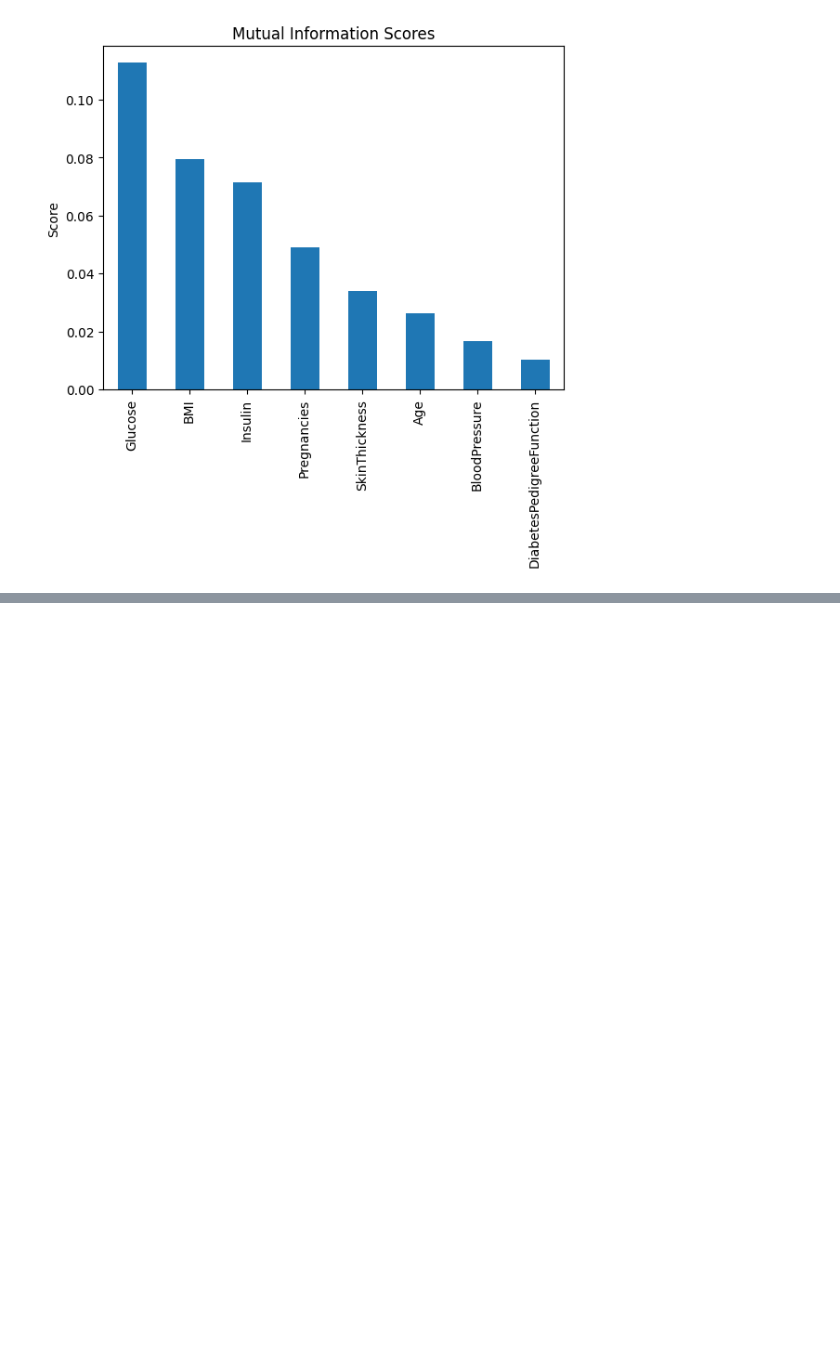
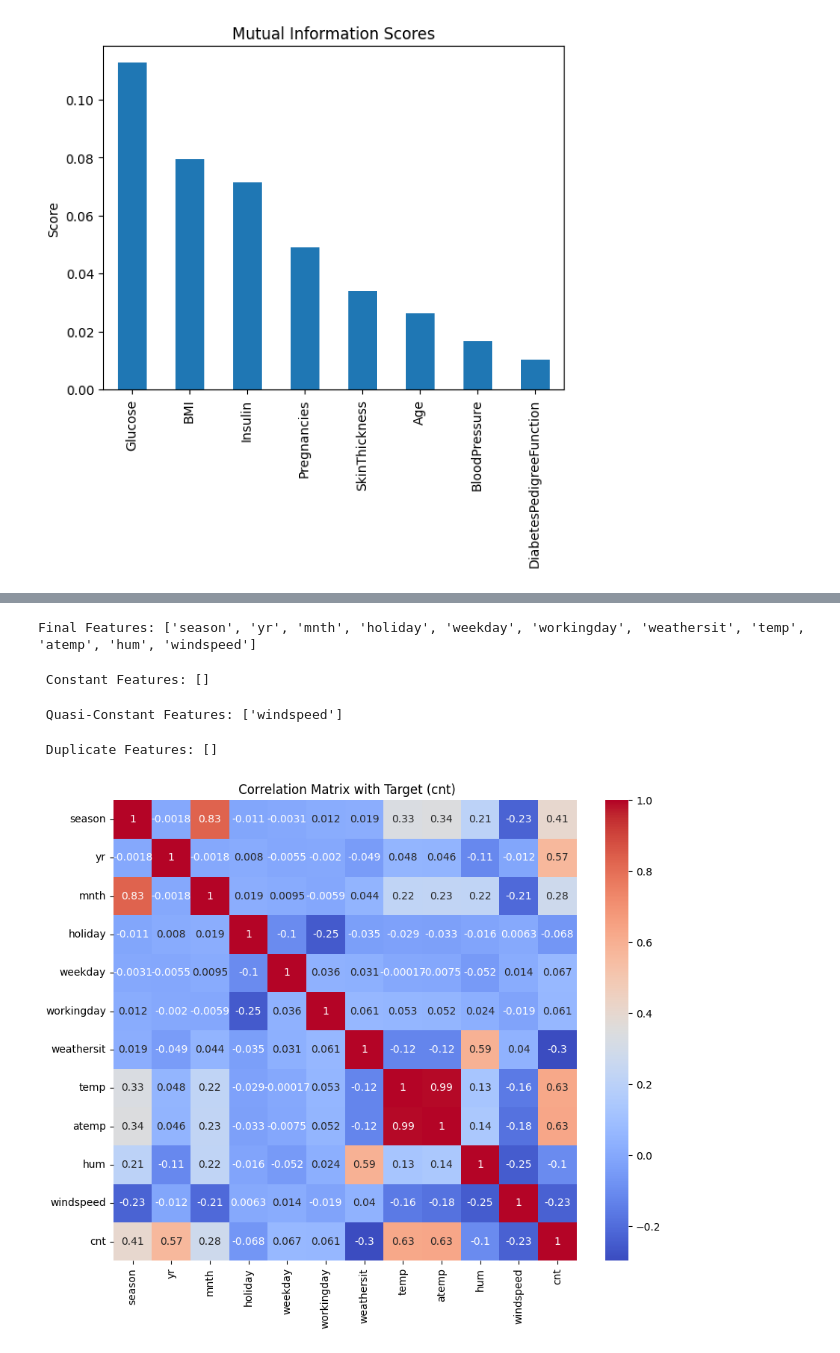
Before and after one commit to ThodupunooriSaiManish/Machine_Learning, a Jupyter notebook: Machine_Learning_Lab.ipynb, the cells around one changed output, grey strips where cells are left out. Cells and saved outputs as stored; diff of their text form; code cells hidden in the pictures; blank space fills up the shorter version.

```diff
--- a/Machine_Learning_Lab.ipynb
+++ b/Machine_Learning_Lab.ipynb
@@ -1550,0 +1558,8 @@ plt.show()
+# %%
+import pandas as pd
+
+# Load dataset
+df1 = pd.read_csv('day.csv')
+
+# Display first 5 rows
+print(df1.head())
@@ -1550,0 +1608,45 @@ plt.show()
+# %%
+df1 = df1.drop(columns=["instant", "dteday", "casual", "registered"])
+
+# Separate features and target
+X = df1.drop("cnt", axis=1)
+y = df1["cnt"]
+
+print("Final Features:", X.columns.tolist())
+# %% [output]
+Final Features: ['season', 'yr', 'mnth', 'holiday', 'weekday', 'workingday', 'weathersit', 'temp', 'atemp', 'hum', 'windspeed']
+# %%
+# 1 Constant Features
+constant_filter = VarianceThreshold(threshold=0)
+constant_filter.fit(X)
+constant_cols = [col for col in X.columns if col not in X.columns[constant_filter.get_support()]]
+print("\n Constant Features:", constant_cols)
+# %% [output]
+ Constant Features: []
+# %%
+# Quasi-Constant Features (less than 1% variance)
+quasi_filter = VarianceThreshold(threshold=0.01)
+quasi_filter.fit(X)
+quasi_cols = [col for col in X.columns if col not in X.columns[quasi_filter.get_support()]]
+print("\n Quasi-Constant Features:", quasi_cols)
+# %% [output]
+ Quasi-Constant Features: ['windspeed']
+# %%
+# Duplicate Features
+duplicate_cols = []
+for i in range(len(X.columns)):
+    for j in range(i + 1, len(X.columns)):
+        if X.iloc[:, i].equals(X.iloc[:, j]):
+            duplicate_cols.append(X.columns[j])
+print("\n Duplicate Features:", duplicate_cols)
+# %% [output]
+ Duplicate Features: []
+# %%
+# Correlation Matrix
+corr_matrix = pd.concat([X, y], axis=1).corr()
+plt.figure(figsize=(10, 8))
+sns.heatmap(corr_matrix, annot=True, cmap='coolwarm')
+plt.title(" Correlation Matrix with Target (cnt)")
+plt.show()
+# %% [output]
+[figure, added]
```
Also changed, not shown: parts of 5 cells of this notebook.
